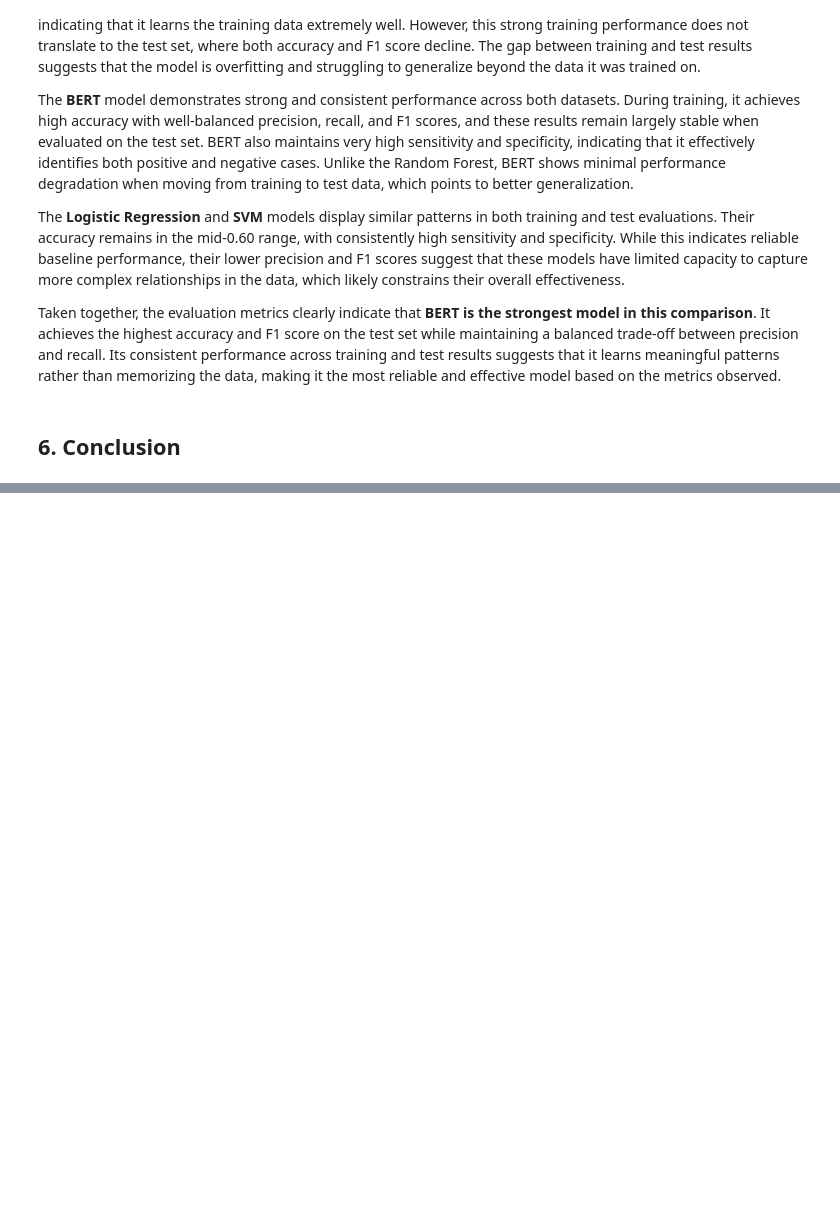
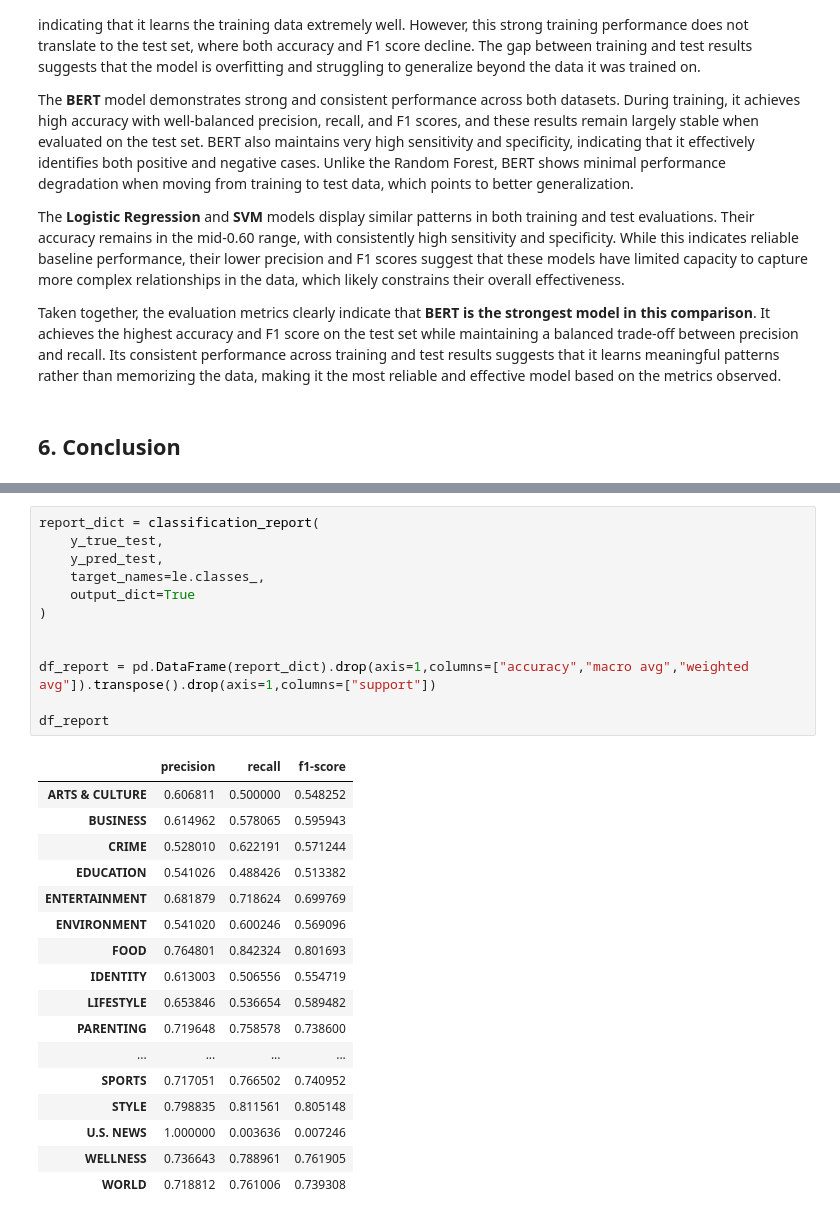
Before and after one commit to Sirwel/Data-620, a Jupyter notebook: final_project/final_project.ipynb, the cells around one changed output, grey strips where cells are left out. Drawn from its saved outputs; the diff is of its cells as text; blank space fills up the shorter version.

```diff
--- a/final_project/final_project.ipynb
+++ b/final_project/final_project.ipynb
@@ -869,0 +887,30 @@ Overall, the findings highlight that **feature quality is more important than mo
+# %%
+report_dict = classification_report(
+    y_true_test,
+    y_pred_test,
+    target_names=le.classes_,
+    output_dict=True
+)
+
+
+df_report = pd.DataFrame(report_dict).drop(axis=1,columns=["accuracy","macro avg","weighted avg"]).transpose().drop(axis=1,columns=["support"])
+
+df_report
+# %% [output]
+|  | precision | recall | f1-score |
+| ARTS & CULTURE | 0.606811 | 0.500000 | 0.548252 |
+| BUSINESS | 0.614962 | 0.578065 | 0.595943 |
+| CRIME | 0.528010 | 0.622191 | 0.571244 |
+| EDUCATION | 0.541026 | 0.488426 | 0.513382 |
+| ENTERTAINMENT | 0.681879 | 0.718624 | 0.699769 |
+| ENVIRONMENT | 0.541020 | 0.600246 | 0.569096 |
+| FOOD | 0.764801 | 0.842324 | 0.801693 |
+| IDENTITY | 0.613003 | 0.506556 | 0.554719 |
+| LIFESTYLE | 0.653846 | 0.536654 | 0.589482 |
+| PARENTING | 0.719648 | 0.758578 | 0.738600 |
+| ... | ... | ... | ... |
+| SPORTS | 0.717051 | 0.766502 | 0.740952 |
+| STYLE | 0.798835 | 0.811561 | 0.805148 |
+| U.S. NEWS | 1.000000 | 0.003636 | 0.007246 |
+| WELLNESS | 0.736643 | 0.788961 | 0.761905 |
+| WORLD | 0.718812 | 0.761006 | 0.739308 |
```
Also changed, not shown: parts of 19 cells of this notebook, 2 other files.
